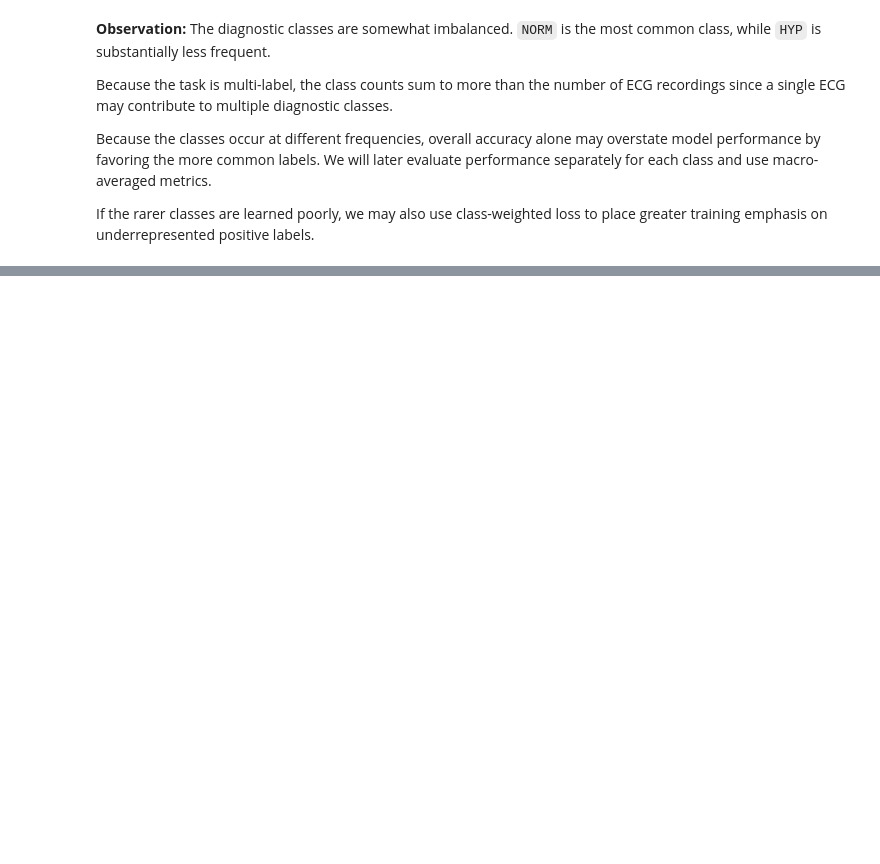
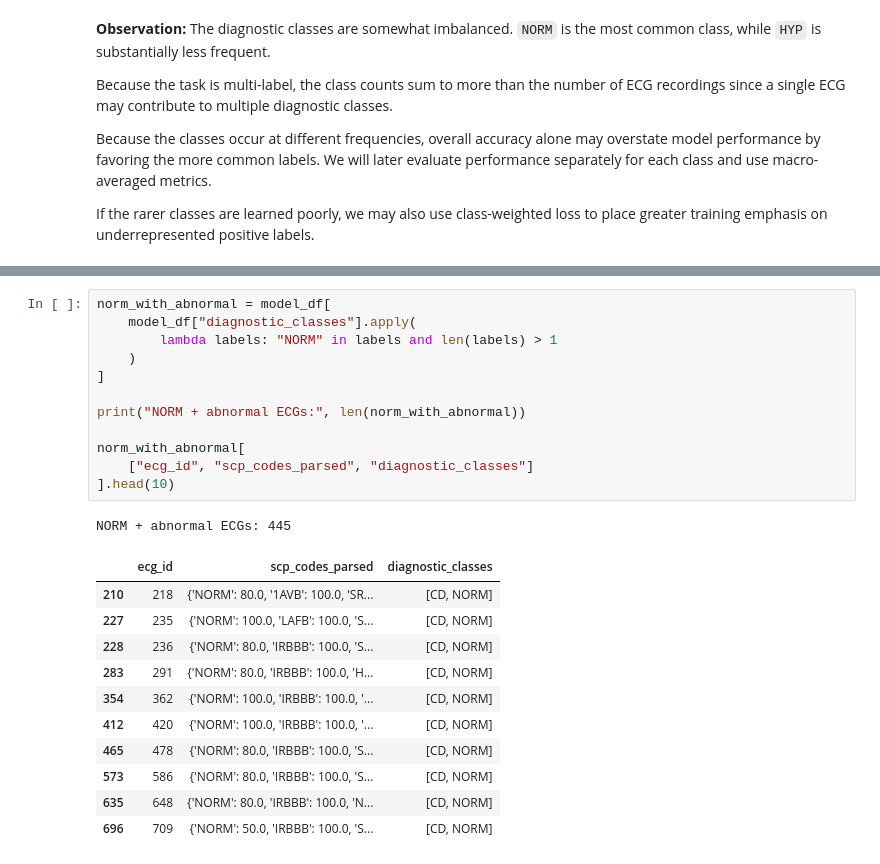
Before and after one commit to spestivekirb/ptbxl-ecg-classification, a Jupyter notebook: notebooks/exploration.ipynb, the cells around one changed output, grey strips where cells are left out. Saved outputs shown, nothing was run; the diff lists cells and outputs as text; blank space fills up the shorter version.

```diff
--- a/notebooks/exploration.ipynb
+++ b/notebooks/exploration.ipynb
@@ -420,0 +505,25 @@ If the rarer classes are learned poorly, we may also use class-weighted loss to
+# %%
+norm_with_abnormal = model_df[
+    model_df["diagnostic_classes"].apply(
+        lambda labels: "NORM" in labels and len(labels) > 1
+    )
+]
+
+print("NORM + abnormal ECGs:", len(norm_with_abnormal))
+
+norm_with_abnormal[
+    ["ecg_id", "scp_codes_parsed", "diagnostic_classes"]
+].head(10)
+# %% [output]
+NORM + abnormal ECGs: 445
+|  | ecg_id | scp_codes_parsed | diagnostic_classes |
+| 210 | 218 | {'NORM': 80.0, '1AVB': 100.0, 'SR... | [CD, NORM] |
+| 227 | 235 | {'NORM': 100.0, 'LAFB': 100.0, 'S... | [CD, NORM] |
+| 228 | 236 | {'NORM': 80.0, 'IRBBB': 100.0, 'S... | [CD, NORM] |
+| 283 | 291 | {'NORM': 80.0, 'IRBBB': 100.0, 'H... | [CD, NORM] |
+| 354 | 362 | {'NORM': 100.0, 'IRBBB': 100.0, '... | [CD, NORM] |
+| 412 | 420 | {'NORM': 100.0, 'IRBBB': 100.0, '... | [CD, NORM] |
+| 465 | 478 | {'NORM': 80.0, 'IRBBB': 100.0, 'S... | [CD, NORM] |
+| 573 | 586 | {'NORM': 80.0, 'IRBBB': 100.0, 'S... | [CD, NORM] |
+| 635 | 648 | {'NORM': 80.0, 'IRBBB': 100.0, 'N... | [CD, NORM] |
+| 696 | 709 | {'NORM': 50.0, 'IRBBB': 100.0, 'S... | [CD, NORM] |
```
Also changed, not shown: parts of 19 cells of this notebook.
